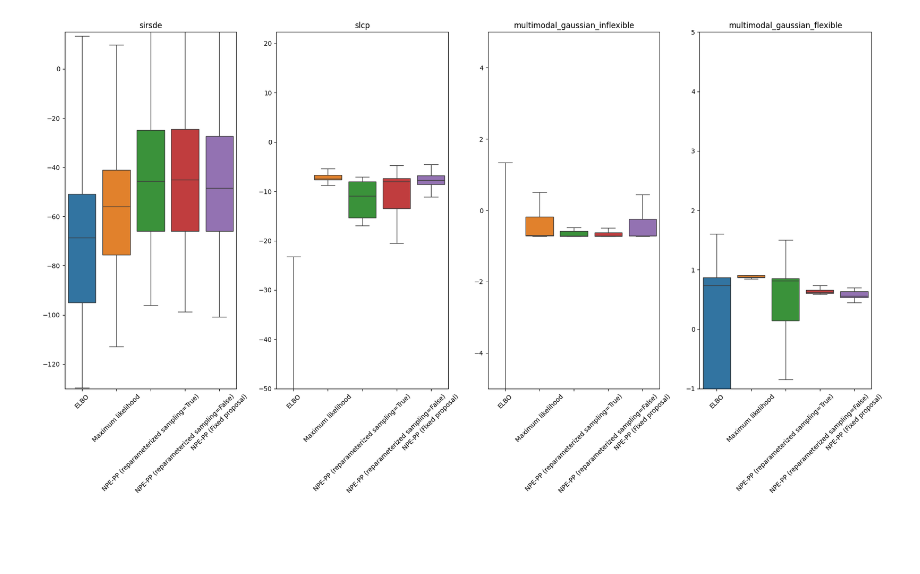
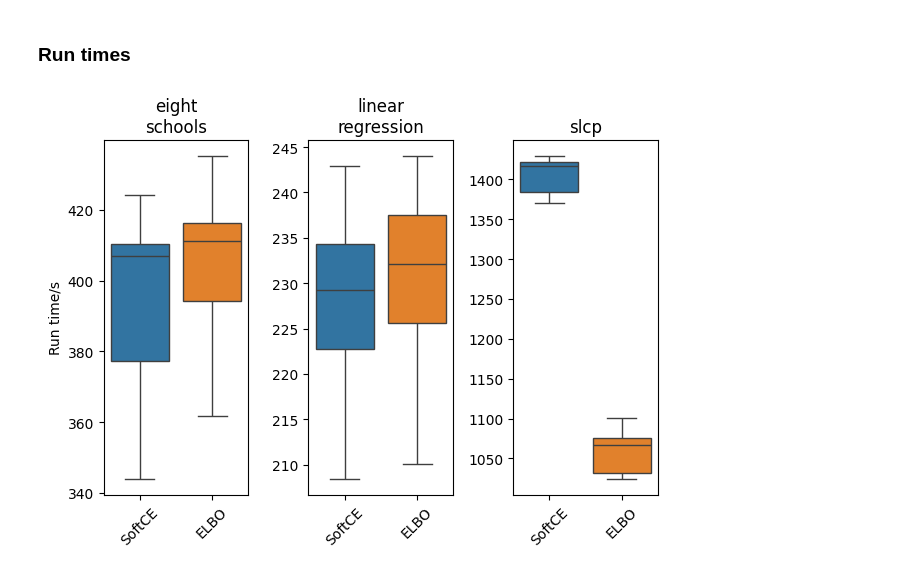
Before and after one commit to danielward27/softcvi_validation, a Jupyter notebook: examples/plot_results.ipynb, the cells around one changed output. Cells and saved outputs as stored; diff of their text form; code cells hidden in the pictures; blank space fills up the shorter version.

Commit message:
Allow returning samples and plot results

```diff
--- a/examples/plot_results.ipynb
+++ b/examples/plot_results.ipynb
@@ -11,7 +12,9 @@ from cnpe_validation.utils import get_abspath_project_root
 
 os.chdir(get_abspath_project_root())
 # %%
-from cnpe_validation.tasks.available_tasks import get_available_tasks
+from softce_validation.tasks.available_tasks import get_available_tasks
 
 tasks = get_available_tasks()
-tasks.pop("eight_schools") # TODO memory error
+
+# For plotting reasons, we do eight schools first
+tasks = {"eight_schools": tasks.pop("eight_schools"), **tasks}
@@ -71,29 +170,28 @@ fig.set_size_inches(18.5, 10.5)
+# %% [markdown]
+### Run times
+# %%
+run_times = {task_name: [] for task_name in tasks.keys()}
+
+for task_name in tasks.keys():
+    files = [f for f in os.listdir(f"results/{task_name}/") if "run_times" in f]
+    for file in files:
+        run_times[task_name].append(dict(np.load(f"results/{task_name}/{file}")))
+
+run_times_dict = {task_name: {meth: [] for meth in method_names} for task_name in tasks.keys()}
+
+for task_name in tasks.keys():
+    for method_name in method_names:
+        run_times_dict[task_name][method_name] = np.stack([run[method_name].item() for run in run_times[task_name]])
 # %%
-
-# Coverage first...
-import seaborn as sns
 fig, axes = plt.subplots(ncols=len(tasks))
 
-y_lims = [
-    (-130, 15),
-    (-50, 22.3),
-    (-5, 5),
-    (-1, 5),
-    (-1, 3),
-]
-for (task_name, task_result), ax, y_lim in zip(results.items(), axes, y_lims):
-
-    df = pd.DataFrame(
-        {method_name: task_result[method_name]["mean_log_prob_reference"] for method_name in method_names}
-    )
+for (task_name, times), ax in zip(run_times_dict.items(), axes, strict=True):
+    df = pd.DataFrame(times)
     sns.boxplot(df, ax=ax, showfliers=False)
-
-    ax.set_title(task_name)
-    ax.set_ylim(*y_lim)
+    ax.set_title(task_name.replace("_", "\n"))
     ax.tick_params(axis='x', rotation=45)
 
-
-fig.set_size_inches(18.5, 10.5)
+axes[0].set_ylabel("Run time/s")
 fig.tight_layout()
 # %% [output]
-[figure, old version]
+[figure, new version]
```
Also changed, not shown: parts of 7 cells of this notebook, 10 other files.
